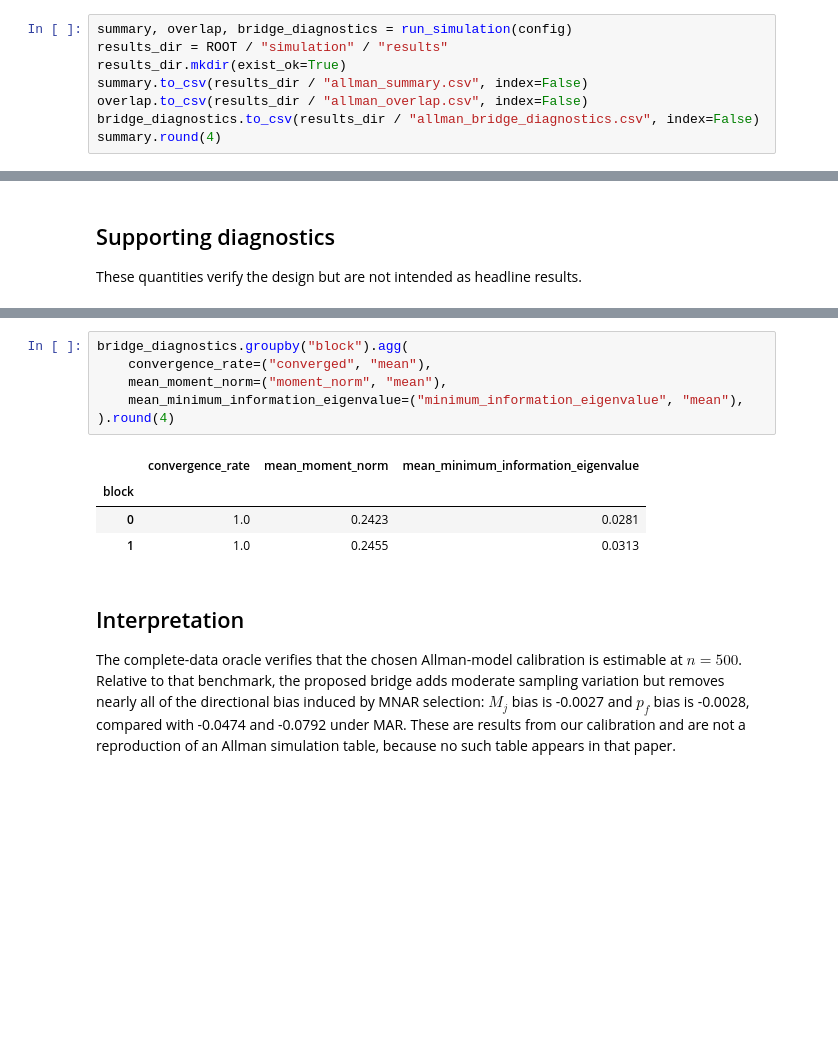
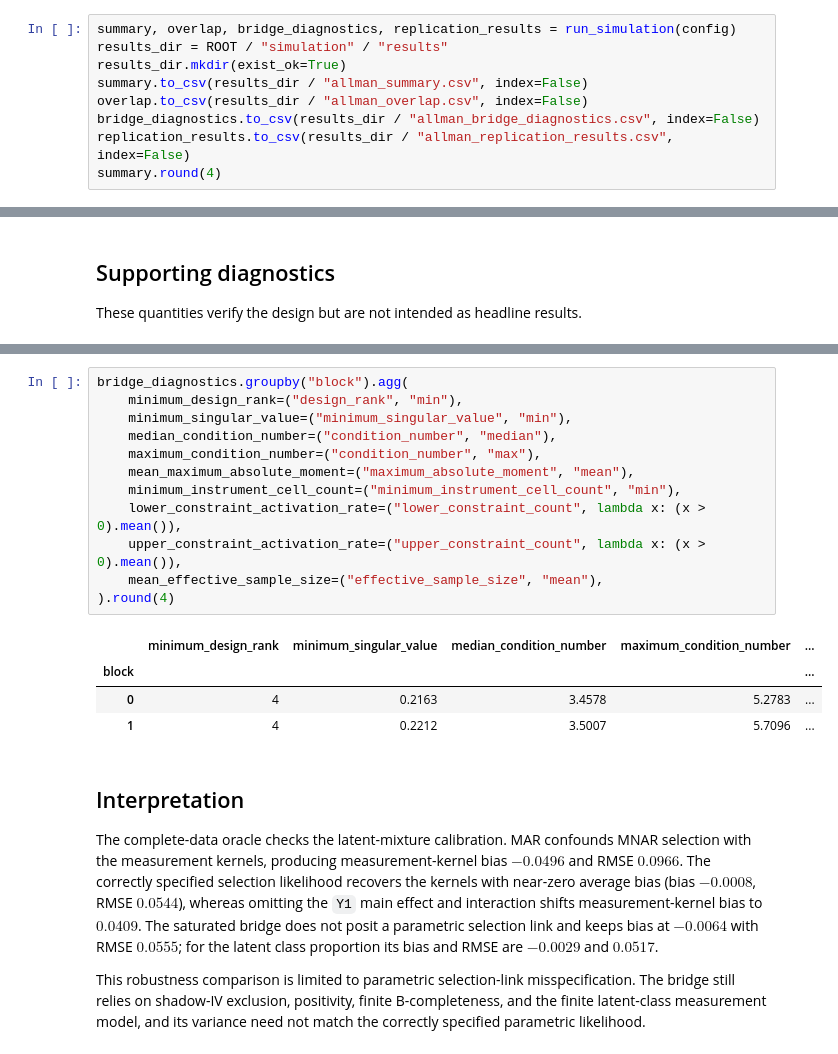
Before and after one commit to MHsamurai/missing-IV, a Jupyter notebook: simulation/allman_latent_mnar_simulation.ipynb, the cells around one changed output, grey strips where cells are left out. Saved outputs shown, nothing was run; the diff lists cells and outputs as text; blank space fills up the shorter version.

```diff
--- a/simulation/allman_latent_mnar_simulation.ipynb
+++ b/simulation/allman_latent_mnar_simulation.ipynb
@@ -49,11 +51,12 @@ n=500, replications=100
 # %% [markdown]
 ## Simulation
 # %%
-summary, overlap, bridge_diagnostics = run_simulation(config)
+summary, overlap, bridge_diagnostics, replication_results = run_simulation(config)
 results_dir = ROOT / "simulation" / "results"
 results_dir.mkdir(exist_ok=True)
 summary.to_csv(results_dir / "allman_summary.csv", index=False)
 overlap.to_csv(results_dir / "allman_overlap.csv", index=False)
 bridge_diagnostics.to_csv(results_dir / "allman_bridge_diagnostics.csv", index=False)
+replication_results.to_csv(results_dir / "allman_replication_results.csv", index=False)
 summary.round(4)
 # %% [output]
@@ -130,16 +146,24 @@ minimum_true_pair_propensity    0.4749
 dtype: float64
 # %%
 bridge_diagnostics.groupby("block").agg(
-    convergence_rate=("converged", "mean"),
-    mean_moment_norm=("moment_norm", "mean"),
-    mean_minimum_information_eigenvalue=("minimum_information_eigenvalue", "mean"),
+    minimum_design_rank=("design_rank", "min"),
+    minimum_singular_value=("minimum_singular_value", "min"),
+    median_condition_number=("condition_number", "median"),
+    maximum_condition_number=("condition_number", "max"),
+    mean_maximum_absolute_moment=("maximum_absolute_moment", "mean"),
+    minimum_instrument_cell_count=("minimum_instrument_cell_count", "min"),
+    lower_constraint_activation_rate=("lower_constraint_count", lambda x: (x > 0).mean()),
+    upper_constraint_activation_rate=("upper_constraint_count", lambda x: (x > 0).mean()),
+    mean_effective_sample_size=("effective_sample_size", "mean"),
 ).round(4)
 # %% [output]
-|  | convergence_rate | mean_moment_norm | mean_minimum_information_eigenvalue |
-| block |  |  |  |
-| 0 | 1.0 | 0.2423 | 0.0281 |
-| 1 | 1.0 | 0.2455 | 0.0313 |
+|  | minimum_design_rank | minimum_singular_value | median_condition_number | maximum_condition_number | ... |
+| block |  |  |  |  | ... |
+| 0 | 4 | 0.2163 | 3.4578 | 5.2783 | ... |
+| 1 | 4 | 0.2212 | 3.5007 | 5.7096 | ... |
 # %% [markdown]
 ## Interpretation
 
-The complete-data oracle verifies that the chosen Allman-model calibration is estimable at $n=500$. Relative to that benchmark, the proposed bridge adds moderate sampling variation but removes nearly all of the directional bias induced by MNAR selection: $M_j$ bias is -0.0027 and $p_f$ bias is -0.0028, compared with -0.0474 and -0.0792 under MAR. These are results from our calibration and are not a reproduction of an Allman simulation table, because no such table appears in that paper.
+The complete-data oracle checks the latent-mixture calibration. MAR confounds MNAR selection with the measurement kernels, producing measurement-kernel bias $-0.0496$ and RMSE $0.0966$. The correctly specified selection likelihood recovers the kernels with near-zero average bias (bias $-0.0008$, RMSE $0.0544$), whereas omitting the `Y1` main effect and interaction shifts measurement-kernel bias to $0.0409$. The saturated bridge does not posit a parametric selection link and keeps bias at $-0.0064$ with RMSE $0.0555$; for the latent class proportion its bias and RMSE are $-0.0029$ and $0.0517$.
+
+This robustness comparison is limited to parametric selection-link misspecification. The bridge still relies on shadow-IV exclusion, positivity, finite B-completeness, and the finite latent-class measurement model, and its variance need not match the correctly specified parametric likelihood.
```
Also changed, not shown: parts of 8 cells of this notebook, 5 other files.
